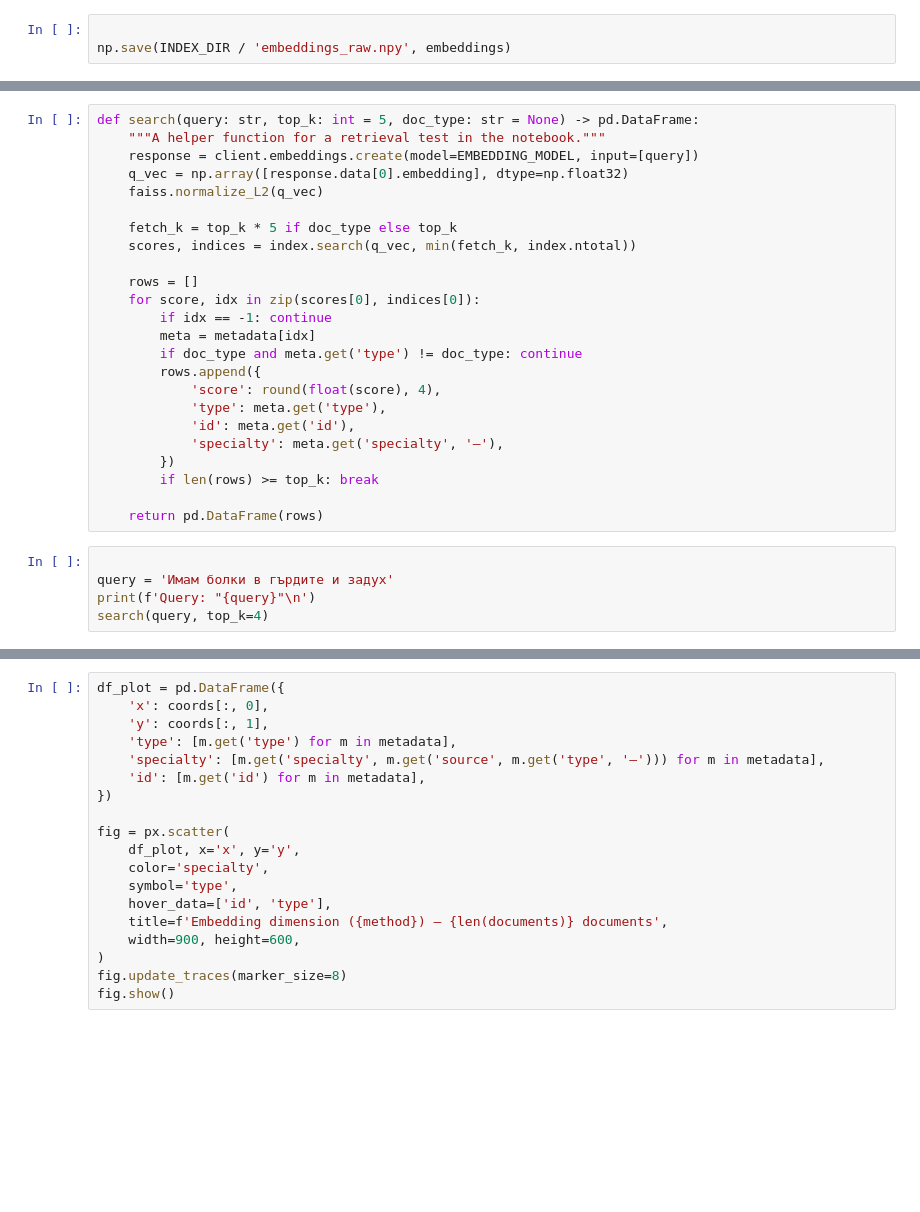
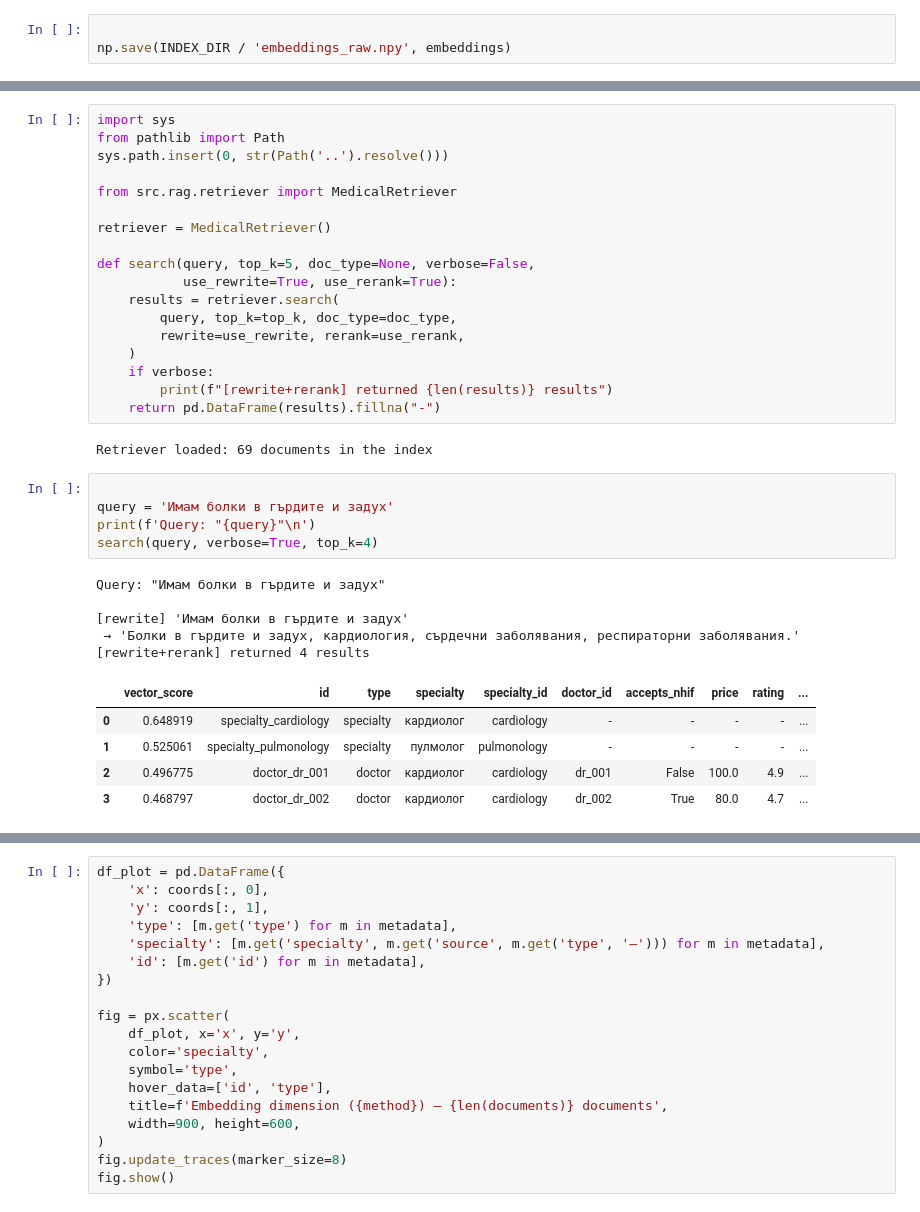
Before and after one commit to yordan-gergov01/medical-chatbot-mvp, a Jupyter notebook: notebooks/02_rag_indexing.ipynb, the cells around one changed output, grey strips where cells are left out. Saved outputs shown, nothing was run; the diff lists cells and outputs as text; blank space fills up the shorter version.

```diff
--- a/notebooks/02_rag_indexing.ipynb
+++ b/notebooks/02_rag_indexing.ipynb
@@ -102,32 +149,39 @@ for f in sorted(INDEX_DIR.iterdir()):
 # %%
-def search(query: str, top_k: int = 5, doc_type: str = None) -> pd.DataFrame:
-    """A helper function for a retrieval test in the notebook."""
-    response = client.embeddings.create(model=EMBEDDING_MODEL, input=[query])
-    q_vec = np.array([response.data[0].embedding], dtype=np.float32)
-    faiss.normalize_L2(q_vec)
+import sys
+from pathlib import Path
+sys.path.insert(0, str(Path('..').resolve()))
 
-    fetch_k = top_k * 5 if doc_type else top_k
-    scores, indices = index.search(q_vec, min(fetch_k, index.ntotal))
+from src.rag.retriever import MedicalRetriever
 
-    rows = []
-    for score, idx in zip(scores[0], indices[0]):
-        if idx == -1: continue
-        meta = metadata[idx]
-        if doc_type and meta.get('type') != doc_type: continue
-        rows.append({
-            'score': round(float(score), 4),
-            'type': meta.get('type'),
-            'id': meta.get('id'),
-            'specialty': meta.get('specialty', '—'),
-        })
-        if len(rows) >= top_k: break
+retriever = MedicalRetriever()
 
-    return pd.DataFrame(rows)
+def search(query, top_k=5, doc_type=None, verbose=False,
+           use_rewrite=True, use_rerank=True):
+    results = retriever.search(
+        query, top_k=top_k, doc_type=doc_type,
+        rewrite=use_rewrite, rerank=use_rerank,
+    )
+    if verbose:
+        print(f"[rewrite+rerank] returned {len(results)} results")
+    return pd.DataFrame(results).fillna("-")
+# %% [output]
+Retriever loaded: 69 documents in the index
 # %%
 
 query = 'Имам болки в гърдите и задух'
 print(f'Query: "{query}"\n')
-search(query, top_k=4)
+search(query, verbose=True, top_k=4)
+# %% [output]
+Query: "Имам болки в гърдите и задух"
+
+[rewrite] 'Имам болки в гърдите и задух'
+ → 'Болки в гърдите и задух, кардиология, сърдечни заболявания, респираторни заболявания.'
+[rewrite+rerank] returned 4 results
+|  | vector_score | id | type | specialty | specialty_id | doctor_id | accepts_nhif | price | rating | ... |
+| 0 | 0.648919 | specialty_cardiology | specialty | кардиолог | cardiology | - | - | - | - | ... |
+| 1 | 0.525061 | specialty_pulmonology | specialty | пулмолог | pulmonology | - | - | - | - | ... |
+| 2 | 0.496775 | doctor_dr_001 | doctor | кардиолог | cardiology | dr_001 | False | 100.0 | 4.9 | ... |
+| 3 | 0.468797 | doctor_dr_002 | doctor | кардиолог | cardiology | dr_002 | True | 80.0 | 4.7 | ... |
 # %%
 
 query = 'силно главоболие и изтръпване на ръцете'
```
Also changed, not shown: parts of 18 cells of this notebook, 2 other files.
